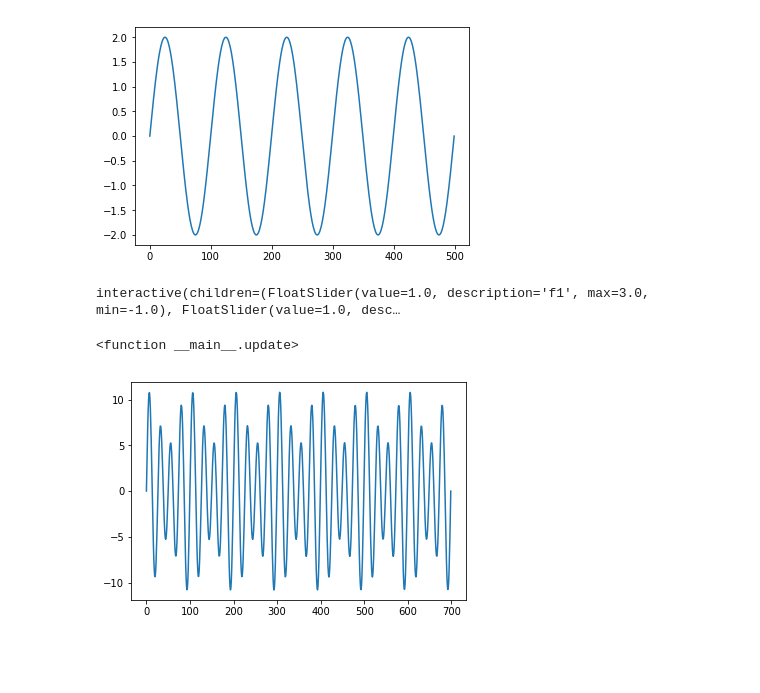
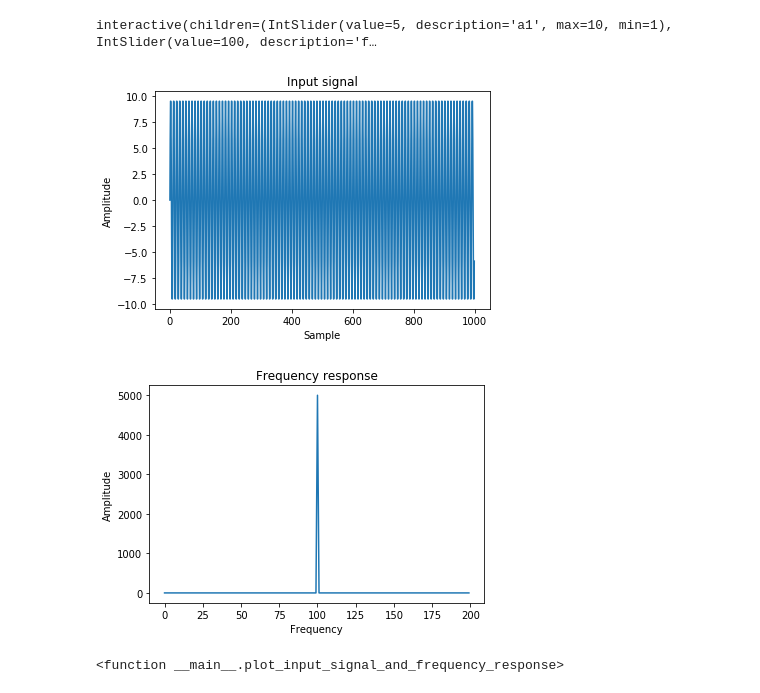
Before and after one commit to serhii-soboliev/dspbase, a Jupyter notebook: demo/filters/windowed_sinc/low_pass_signal_filtering.ipynb, the cells around one changed output. Cells and saved outputs as stored; diff of their text form; code cells hidden in the pictures; blank space fills up the shorter version.

Commit message:
Interactive input signal and its frequency response

```diff
--- a/demo/filters/windowed_sinc/low_pass_signal_filtering.ipynb
+++ b/demo/filters/windowed_sinc/low_pass_signal_filtering.ipynb
@@ -7,26 +9,35 @@ from com.sbk.dspbase.signals.sinus import Sinus
-# %%
-
-fig = plt.figure()
-ax = fig.add_subplot(1, 1, 1)
-line, = ax.plot(Sinus.build_sin_waves(100, 5, 1, 1, 1, 1))
-
-
-
-def update(f1=1.0, a1=1.0, f2=1.0, a2=1.0):
-    line.set_ydata(Sinus.build_sin_waves(100, 5, a1, f1, a2, f2))
-    fig.canvas.draw()
-
-
-interact(update)
-# %% [output]
-[figure, removed]
-interactive(children=(FloatSlider(value=1.0, description='f1', max=3.0, min=-1.0), FloatSlider(value=1.0, desc…
-<function __main__.update>
-# %%
-
-
-s = Sinus.build_sin_waves(100, 7,  3, 3, 8, 4)
-plt.plot(s)
-plt.show()
-# %% [output]
-[figure, removed]
+# %%
+
+sample_rate = 1000
+max_amplitude = 10
+max_frequency = 200
+# %%
+
+def plot_input_signal_and_frequency_response(a1,f1,a2,f2):
+    s = Sinus.build_sin_waves(sample_rate, a1,f1,a2,f2)
+    plot_in_signal(s)
+    plot_frequency_response(s)
+
+
+def plot_in_signal(s):
+    plt.plot(s)
+    plt.title("Input signal")
+    plt.xlabel("Sample")
+    plt.ylabel("Amplitude")
+    plt.show()
+
+
+def plot_frequency_response(s):
+    plt.plot(abs(np.fft.fft(s))[0:max_frequency])
+    plt.title("Frequency response")
+    plt.xlabel("Frequency")
+    plt.ylabel("Amplitude")
+    plt.show()
+# %%
+interact(plot_input_signal_and_frequency_response, a1=(1, max_amplitude, 1), f1=(1, max_frequency, 1),
+         a2=(1, max_amplitude, 1), f2=(1, max_frequency, 1))
+# %% [output]
+interactive(children=(IntSlider(value=5, description='a1', max=10, min=1), IntSlider(value=100, description='f…
+[figure, added]
+[figure, added]
+<function __main__.plot_input_signal_and_frequency_response>
```
Also changed, not shown: parts of 2 cells of this notebook, 5 other files.
